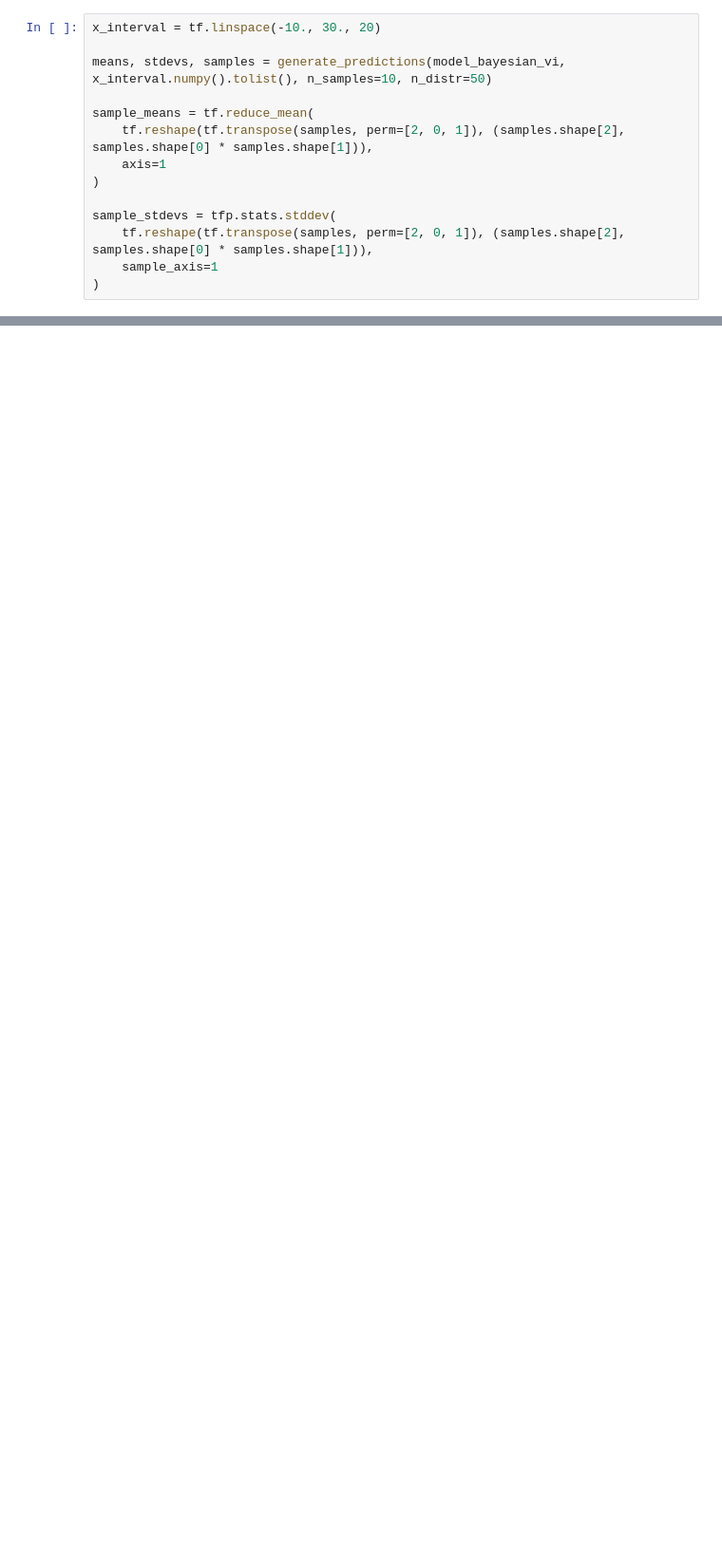
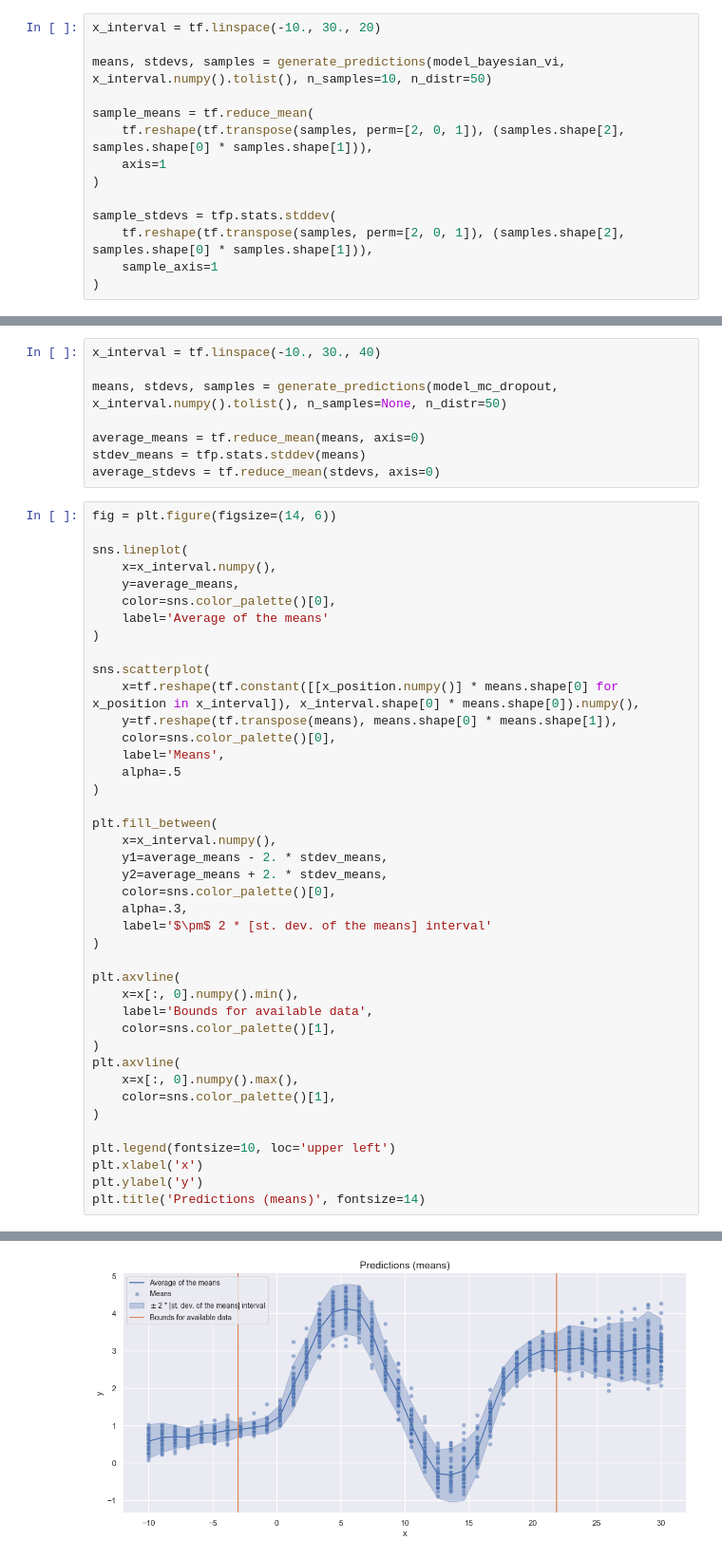
Before and after one commit to emanuele-moscato/bayesian-explorations, a Jupyter notebook: notebooks/regression_techniques_review.ipynb, the cells around one changed output, grey strips where cells are left out. Shown at 95% size. Cells and saved outputs as stored; diff of their text form; blank space fills up the shorter version.

```diff
--- a/notebooks/regression_techniques_review.ipynb
+++ b/notebooks/regression_techniques_review.ipynb
@@ -502,0 +647,50 @@ Text(0.5, 1.0, 'Predictions (samples)')
+# %%
+x_interval = tf.linspace(-10., 30., 40)
+
+means, stdevs, samples = generate_predictions(model_mc_dropout, x_interval.numpy().tolist(), n_samples=None, n_distr=50)
+
+average_means = tf.reduce_mean(means, axis=0)
+stdev_means = tfp.stats.stddev(means)
+average_stdevs = tf.reduce_mean(stdevs, axis=0)
+# %%
+fig = plt.figure(figsize=(14, 6))
+
+sns.lineplot(
+    x=x_interval.numpy(),
+    y=average_means,
+    color=sns.color_palette()[0],
+    label='Average of the means'
+)
+
+sns.scatterplot(
+    x=tf.reshape(tf.constant([[x_position.numpy()] * means.shape[0] for x_position in x_interval]), x_interval.shape[0] * means.shape[0]).numpy(),
+    y=tf.reshape(tf.transpose(means), means.shape[0] * means.shape[1]),
+    color=sns.color_palette()[0],
+    label='Means',
+    alpha=.5
+)
+
+plt.fill_between(
+    x=x_interval.numpy(),
+    y1=average_means - 2. * stdev_means,
+    y2=average_means + 2. * stdev_means,
+    color=sns.color_palette()[0],
+    alpha=.3,
+    label='$\pm$ 2 * [st. dev. of the means] interval'
+)
+
+plt.axvline(
+    x=x[:, 0].numpy().min(),
+    label='Bounds for available data',
+    color=sns.color_palette()[1],
+)
+plt.axvline(
+    x=x[:, 0].numpy().max(),
+    color=sns.color_palette()[1],
+)
+
+plt.legend(fontsize=10, loc='upper left')
+plt.xlabel('x')
+plt.ylabel('y')
+plt.title('Predictions (means)', fontsize=14)
+# %% [output]
@@ -502,0 +698 @@ Text(0.5, 1.0, 'Predictions (samples)')
+[figure, added]
```
Also changed, not shown: parts of 26 cells of this notebook, 1 other file.
